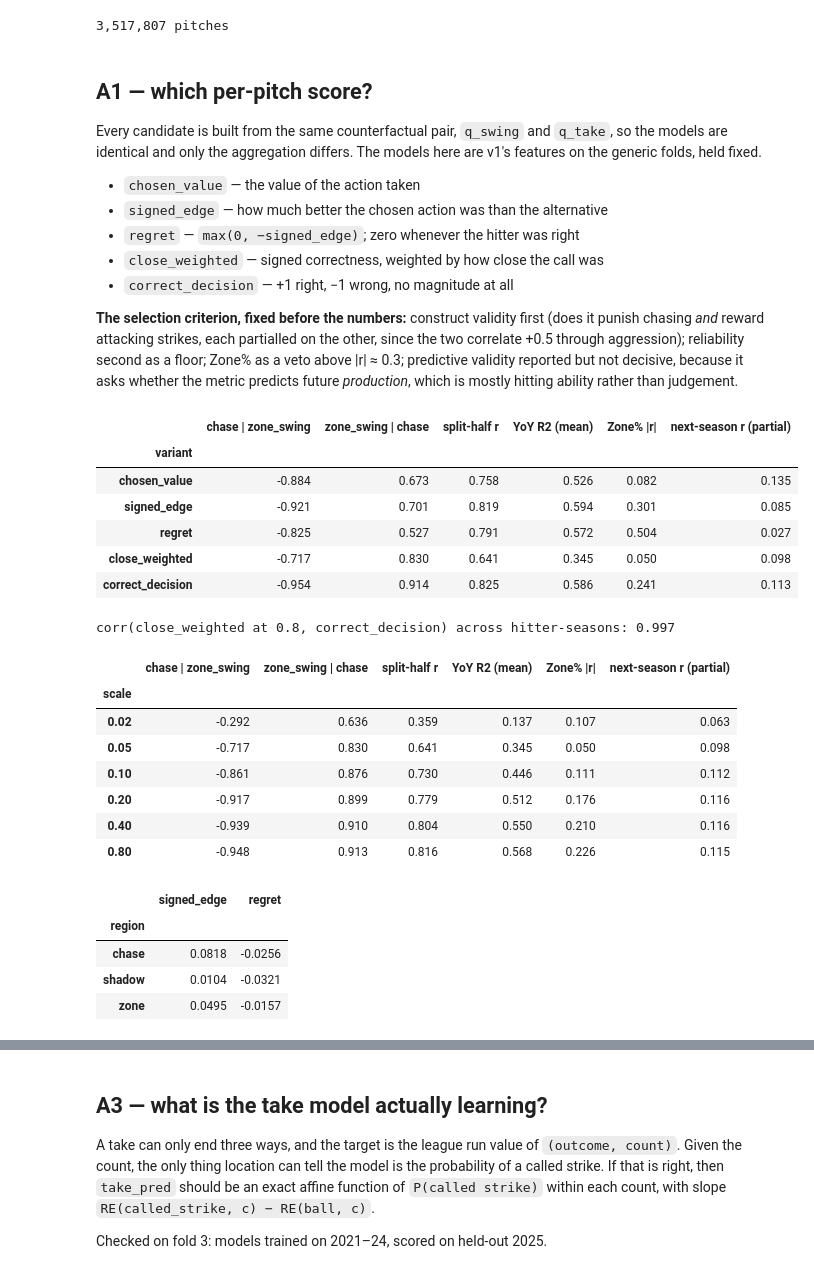
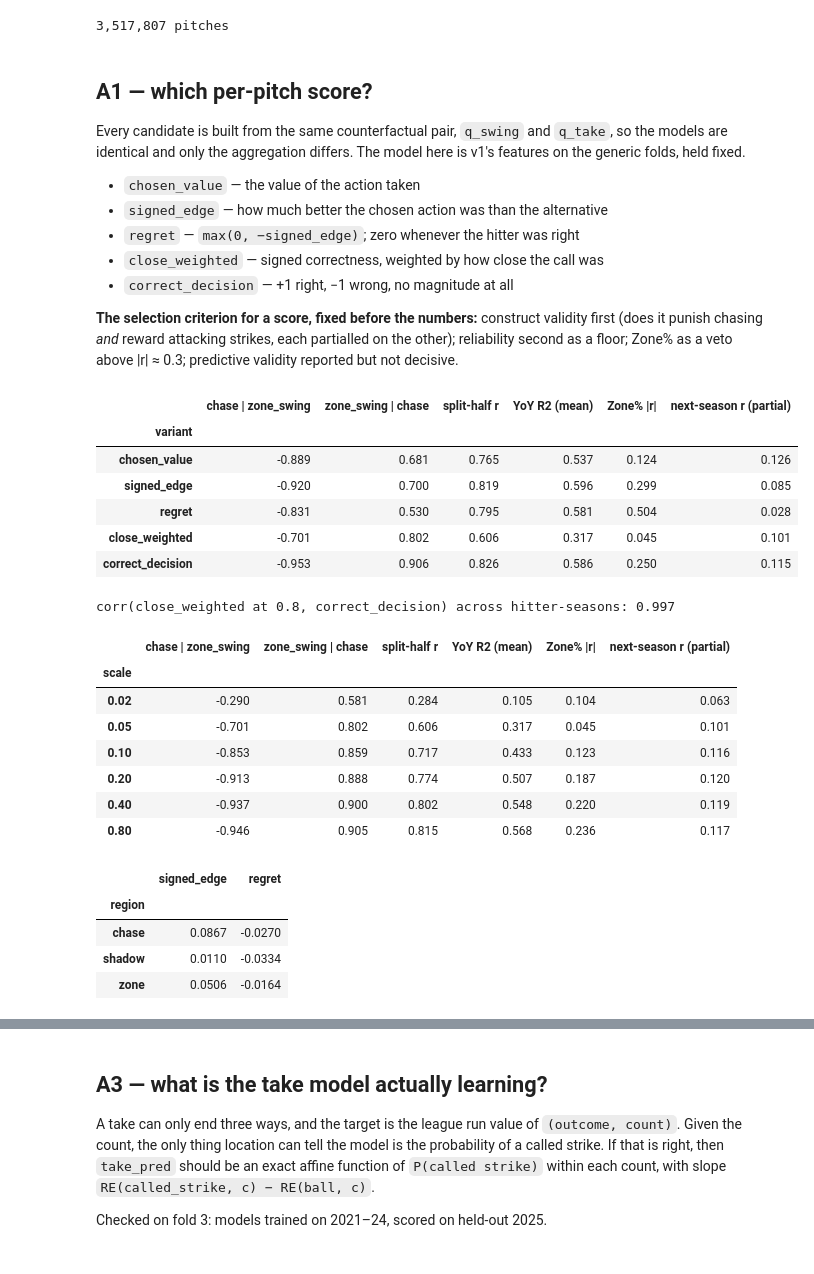
Before and after one commit to Jack1021ohoh/batter_decision_value, a Jupyter notebook: notebooks/v3.ipynb, the cells around one changed output, grey strips where cells are left out. Cells and saved outputs as stored; diff of their text form; code cells hidden in the pictures.

```diff
--- a/notebooks/v3.ipynb
+++ b/notebooks/v3.ipynb
@@ -22,20 +34,25 @@ model selection (earlier versions scored it, so it is no longer a clean test).
 import sys; sys.path.insert(0, '..')
 import numpy as np, pandas as pd
 import matplotlib.pyplot as plt, seaborn as sns
-import xgboost as xgb
 
 from src import data as D, evaluate as E, features as F, decision as DEC
-from src.baselines import predict_both, V1_FEATURES, _dmatrix
+from src.baselines import fit_direct, predict_both, train_early_stopped, V1_FEATURES, _dmatrix
 
-pd.set_option('display.width', 160); sns.set_theme(style='whitegrid')
+pd.set_option('display.width', 170); pd.set_option('display.max_columns', 30)
+sns.set_theme(style='whitegrid')
 PALETTE = ['#FFB000','#648FFF','#785EF0','#DC267F','#FE6100','#3D1EB2']
 SEASONS = range(2021, 2026)          # 2026 is kept out of model selection; not loaded here
-SHOW = E.SHOW
-SUB = ['swing signal recovered', 'swing calib slope', 'take signal recovered', 'take calib slope']
+SHOW, MODEL = E.SHOW, E.MODEL_COLS
+ACC_COLS = ['pitches', 'diff_%', 'diff_%_lo', 'diff_%_hi', 'verdict']
+PF = E.PERSONALIZED_FOLDS
 
 # the full pitch frame, used from A2 onward
 V3_FEATURES = ['plate_x_bat','plate_z_norm','count','stand','p_throws',
                'release_speed','pfx_x','pfx_z','pitch_type']
+
+def pooled(a, b, labels):
+    """Paired accuracy of run a against run b, pooled over the held-out seasons."""
+    return E.paired_accuracy(a, b, labels).xs('pooled', level='season')[ACC_COLS]
 # %%
 df = D.drop_pitchers_batting(D.load_seasons(SEASONS, verbose=False))
 df = D.add_zone_frame(df.dropna(subset=['plate_x_mid','plate_z_mid']))
@@ -49,7 +66,7 @@ print(f'{len(df):,} pitches')
 
 Every candidate is built from the same counterfactual pair, `q_swing` and
 `q_take`, so the models are identical and only the aggregation differs. The
-models here are v1's features on the generic folds, held fixed.
+model here is v1's features on the generic folds, held fixed.
 
 - `chosen_value` — the value of the action taken
 - `signed_edge` — how much better the chosen action was than the alternative
@@ -57,25 +74,23 @@ models here are v1's features on the generic folds, held fixed.
 - `close_weighted` — signed correctness, weighted by how close the call was
 - `correct_decision` — +1 right, −1 wrong, no magnitude at all
 
-**The selection criterion, fixed before the numbers:** construct validity first
-(does it punish chasing *and* reward attacking strikes, each partialled on the
-other, since the two correlate +0.5 through aggression); reliability second as
-a floor; Zone% as a veto above |r| ≈ 0.3; predictive validity reported but not
-decisive, because it asks whether the metric predicts future *production*,
-which is mostly hitting ability rather than judgement.
+**The selection criterion for a score, fixed before the numbers:** construct
+validity first (does it punish chasing *and* reward attacking strikes, each
+partialled on the other); reliability second as a floor; Zone% as a veto above
+|r| ≈ 0.3; predictive validity reported but not decisive.
 # %%
-run_a1 = E.run_folds(df, V1_FEATURES, E.GENERIC_FOLDS)
+run_a1 = E.run_folds(df, V1_FEATURES, E.GENERIC_FOLDS, fit=fit_direct)
 a1 = pd.DataFrame([{'variant': name, **E.metric_checks(run_a1.held, name)['summary']}
                    for name in DEC.SCORES]).set_index('variant')
 a1[SHOW]
 # %% [output]
 |  | chase | zone_swing | zone_swing | chase | split-half r | YoY R2 (mean) | Zone% |r| | next-season r (partial) |
 | variant |  |  |  |  |  |  |
-| chosen_value | -0.884 | 0.673 | 0.758 | 0.526 | 0.082 | 0.135 |
-| signed_edge | -0.921 | 0.701 | 0.819 | 0.594 | 0.301 | 0.085 |
-| regret | -0.825 | 0.527 | 0.791 | 0.572 | 0.504 | 0.027 |
-| close_weighted | -0.717 | 0.830 | 0.641 | 0.345 | 0.050 | 0.098 |
-| correct_decision | -0.954 | 0.914 | 0.825 | 0.586 | 0.241 | 0.113 |
+| chosen_value | -0.889 | 0.681 | 0.765 | 0.537 | 0.124 | 0.126 |
+| signed_edge | -0.920 | 0.700 | 0.819 | 0.596 | 0.299 | 0.085 |
+| regret | -0.831 | 0.530 | 0.795 | 0.581 | 0.504 | 0.028 |
+| close_weighted | -0.701 | 0.802 | 0.606 | 0.317 | 0.045 | 0.101 |
+| correct_decision | -0.953 | 0.906 | 0.826 | 0.586 | 0.250 | 0.115 |
 # %%
 # close_weighted's kernel scale controls how narrowly it focuses on close calls.
 h = run_a1.held
@@ -94,12 +109,12 @@ sweep[SHOW]
 corr(close_weighted at 0.8, correct_decision) across hitter-seasons: 0.997
 |  | chase | zone_swing | zone_swing | chase | split-half r | YoY R2 (mean) | Zone% |r| | next-season r (partial) |
 | scale |  |  |  |  |  |  |
-| 0.02 | -0.292 | 0.636 | 0.359 | 0.137 | 0.107 | 0.063 |
-| 0.05 | -0.717 | 0.830 | 0.641 | 0.345 | 0.050 | 0.098 |
-| 0.10 | -0.861 | 0.876 | 0.730 | 0.446 | 0.111 | 0.112 |
-| 0.20 | -0.917 | 0.899 | 0.779 | 0.512 | 0.176 | 0.116 |
-| 0.40 | -0.939 | 0.910 | 0.804 | 0.550 | 0.210 | 0.116 |
-| 0.80 | -0.948 | 0.913 | 0.816 | 0.568 | 0.226 | 0.115 |
+| 0.02 | -0.290 | 0.581 | 0.284 | 0.105 | 0.104 | 0.063 |
+| 0.05 | -0.701 | 0.802 | 0.606 | 0.317 | 0.045 | 0.101 |
+| 0.10 | -0.853 | 0.859 | 0.717 | 0.433 | 0.123 | 0.116 |
+| 0.20 | -0.913 | 0.888 | 0.774 | 0.507 | 0.187 | 0.120 |
+| 0.40 | -0.937 | 0.900 | 0.802 | 0.548 | 0.220 | 0.119 |
+| 0.80 | -0.946 | 0.905 | 0.815 | 0.568 | 0.236 | 0.117 |
 # %%
 # What each score pays out, by how obvious the decision is (runs per pitch).
 def region(g):
@@ -112,8 +127,8 @@ h.groupby('region', observed=True)[['signed_edge', 'regret']].mean().round(4)
 # %% [output]
 |  | signed_edge | regret |
 | region |  |  |
-| chase | 0.0818 | -0.0256 |
-| shadow | 0.0104 | -0.0321 |
-| zone | 0.0495 | -0.0157 |
+| chase | 0.0867 | -0.0270 |
+| shadow | 0.0110 | -0.0334 |
+| zone | 0.0506 | -0.0164 |
 # %% [markdown]
 **By the criterion fixed in advance, `correct_decision` wins.** It has the best
```
Also changed, not shown: parts of 48 cells of this notebook.
